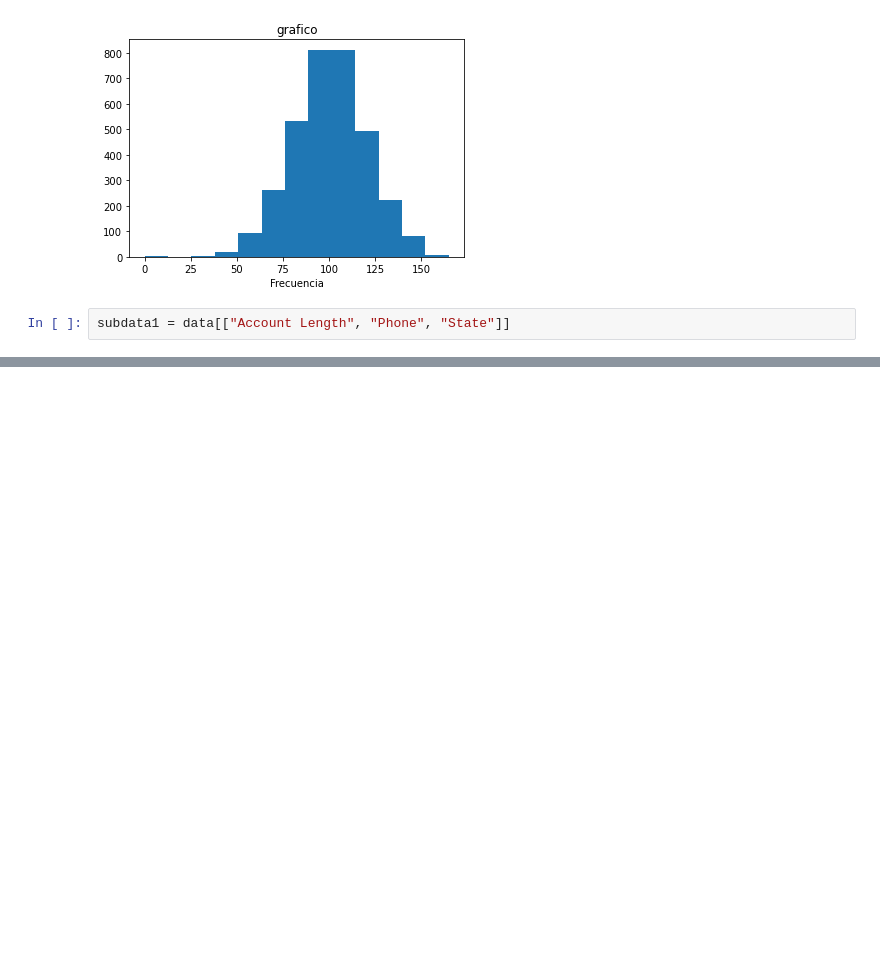
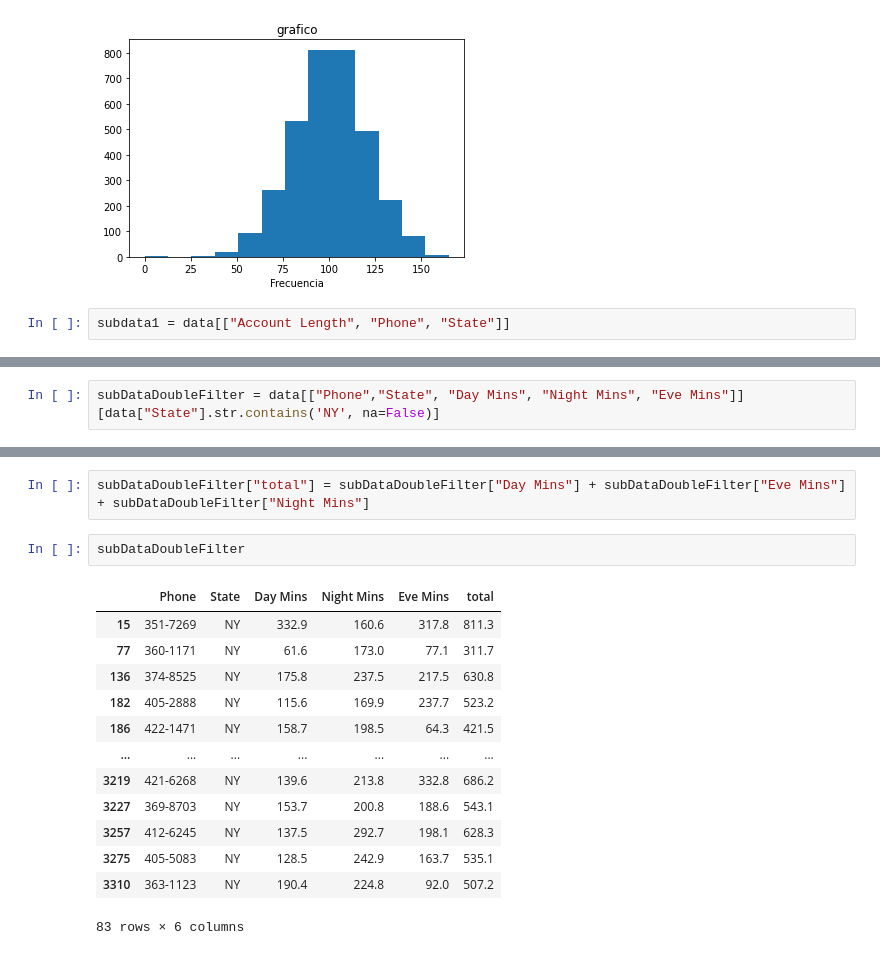
Before and after one commit to FabianTr13/JNB, a Jupyter notebook: DEvs/Visualizations.ipynb, the cells around one changed output, grey strips where cells are left out. Saved outputs shown, nothing was run; the diff lists cells and outputs as text; blank space fills up the shorter version.

```diff
--- a/DEvs/Visualizations.ipynb
+++ b/DEvs/Visualizations.ipynb
@@ -58,0 +49,2 @@ subDataDoubleFilter.iloc[:4,:]
+# %%
+subDataDoubleFilter = data[["Phone","State", "Day Mins", "Night Mins", "Eve Mins"]][data["State"].str.contains('NY', na=False)]
@@ -58,0 +59,18 @@ subDataDoubleFilter.iloc[:4,:]
+# %%
+subDataDoubleFilter["total"] = subDataDoubleFilter["Day Mins"] + subDataDoubleFilter["Eve Mins"] + subDataDoubleFilter["Night Mins"]
+# %%
+subDataDoubleFilter
+# %% [output]
+|  | Phone | State | Day Mins | Night Mins | Eve Mins | total |
+| 15 | 351-7269 | NY | 332.9 | 160.6 | 317.8 | 811.3 |
+| 77 | 360-1171 | NY | 61.6 | 173.0 | 77.1 | 311.7 |
+| 136 | 374-8525 | NY | 175.8 | 237.5 | 217.5 | 630.8 |
+| 182 | 405-2888 | NY | 115.6 | 169.9 | 237.7 | 523.2 |
+| 186 | 422-1471 | NY | 158.7 | 198.5 | 64.3 | 421.5 |
+| ... | ... | ... | ... | ... | ... | ... |
+| 3219 | 421-6268 | NY | 139.6 | 213.8 | 332.8 | 686.2 |
+| 3227 | 369-8703 | NY | 153.7 | 200.8 | 188.6 | 543.1 |
+| 3257 | 412-6245 | NY | 137.5 | 292.7 | 198.1 | 628.3 |
+| 3275 | 405-5083 | NY | 128.5 | 242.9 | 163.7 | 535.1 |
+| 3310 | 363-1123 | NY | 190.4 | 224.8 | 92.0 | 507.2 |
+83 rows × 6 columns
```
Also changed, not shown: parts of 5 cells of this notebook.
